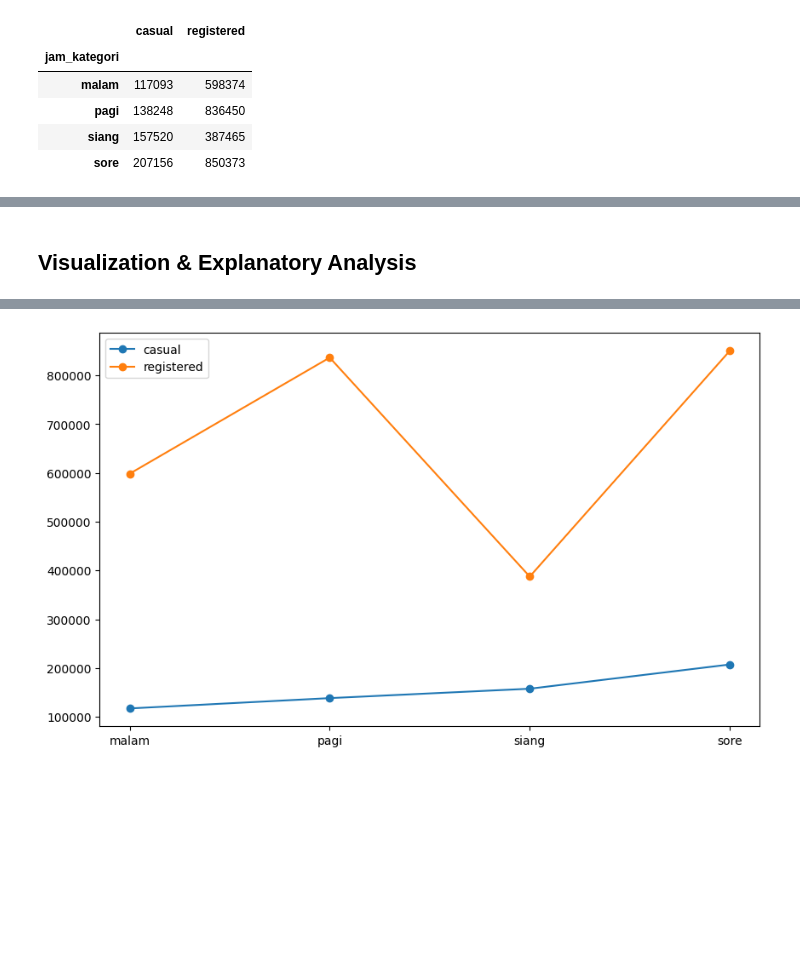
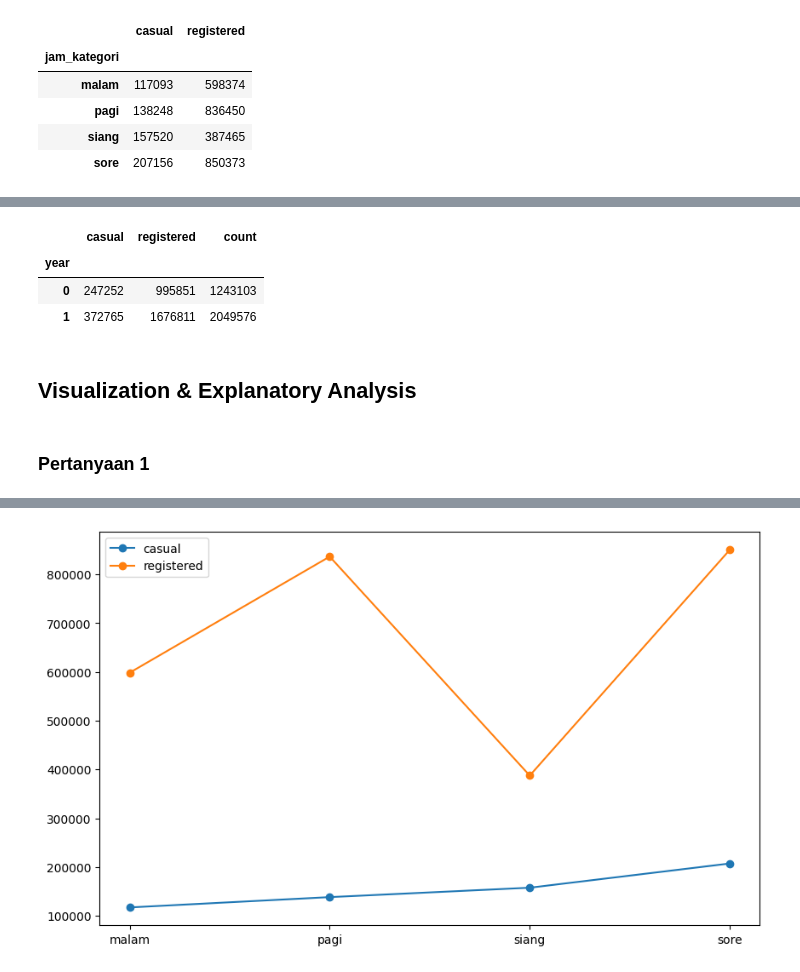
Before and after one commit to achramadhan/IDcampxDicoding, a Jupyter notebook: proyek_data_analis_bike_sharing.ipynb, the cells around one changed output, grey strips where cells are left out. Cells and saved outputs as stored; diff of their text form; code cells hidden in the pictures; blank space fills up the shorter version.

```diff
--- a/proyek_data_analis_bike_sharing.ipynb
+++ b/proyek_data_analis_bike_sharing.ipynb
@@ -184,2 +186,12 @@ grouped
+# %%
+grouped = dfhour.groupby('year')[['casual','registered','count']].sum().sort_values(by='count')
+grouped
+# %% [output]
+|  | casual | registered | count |
+| year |  |  |  |
+| 0 | 247252 | 995851 | 1243103 |
+| 1 | 372765 | 1676811 | 2049576 |
 # %% [markdown]
 ## Visualization & Explanatory Analysis
+# %% [markdown]
+### Pertanyaan 1
```
Also changed, not shown: parts of 17 cells of this notebook, 3 other files.
